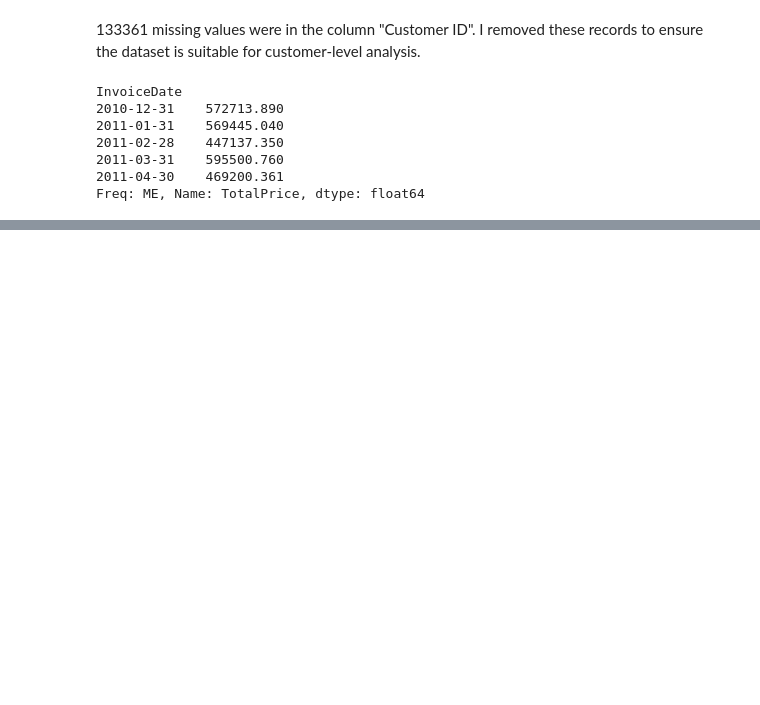
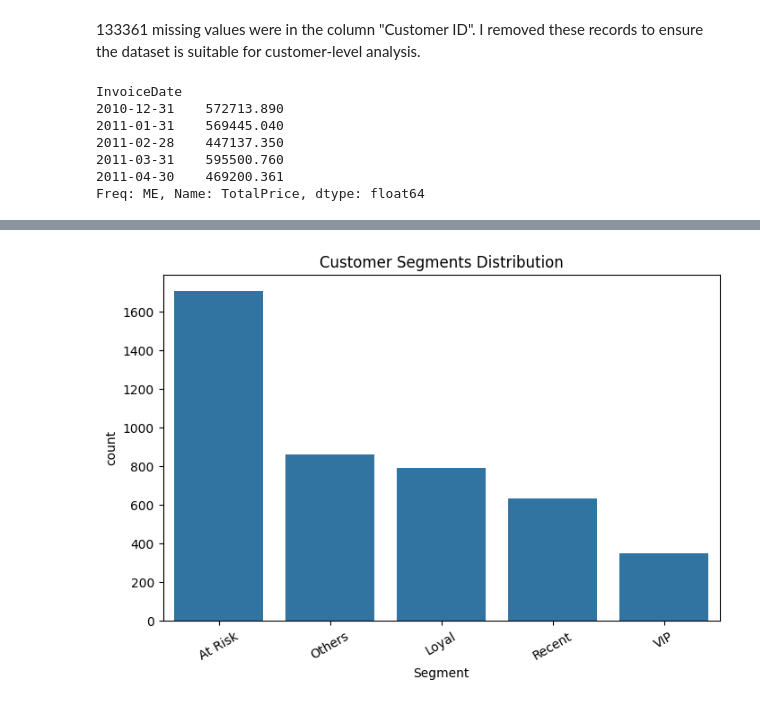
Before and after one commit to Yingblds/30Day-Reboot, a Jupyter notebook: ecommerce_sales_analysis/notebook/ecommerce_analysis_practice.ipynb, the cells around one changed output, grey strips where cells are left out. Cells and saved outputs as stored; diff of their text form; code cells hidden in the pictures; blank space fills up the shorter version.

```diff
--- a/ecommerce_sales_analysis/notebook/ecommerce_analysis_practice.ipynb
+++ b/ecommerce_sales_analysis/notebook/ecommerce_analysis_practice.ipynb
@@ -273,0 +410,8 @@ print("图表已保存为 monthly_sales.png")
+# %%
+# Frequency Scoring
+rfm["F_score"] = pd.qcut(rfm["Frequency"].rank(method="first"), 5, labels=[1,2,3,4,5]) #越大越好
+# %%
+# Monetary Scoring
+rfm["M_score"] = pd.qcut(rfm["Monetary"], 5, labels=[1,2,3,4,5]) #越大越好
+
+rfm.head()
@@ -273,0 +426,3 @@ print("图表已保存为 monthly_sales.png")
+# %%
+rfm["RFM_Score"] = rfm["R_score"].astype(str) + rfm["F_score"].astype(str) + rfm["M_score"].astype(str)
+rfm.head()
@@ -273,0 +437,17 @@ print("图表已保存为 monthly_sales.png")
+# %%
+# Customer Segmentation
+
+def segment(row):
+    if row["RFM_Score"] == "555":
+        return "VIP"
+    elif row["R_score"] >= 4 and row["F_score"] >= 4:
+        return "Loyal"
+    elif row["R_score"] >= 4:
+        return "Recent"
+    elif row["R_score"] <= 2:
+        return "At Risk"
+    else:
+        return "Others"
+rfm["Segment"] = rfm.apply(segment, axis=1)
+
+rfm["Segment"].value_counts() #统计每个分类中有多少个客户
@@ -273,0 +462,9 @@ print("图表已保存为 monthly_sales.png")
+# %%
+plt.figure(figsize=(8,5))
+sns.countplot(x="Segment", data=rfm, order=rfm["Segment"].value_counts().index) #order决定柱状图中分类的显示顺序，rfm["Segment"].value_counts()为统计每个分类中有多少个客户且由多到少排列顺序，.index取分类标签
+plt.title("Customer Segments Distribution")
+plt.xticks(rotation=30)
+
+plt.show()
+# %% [output]
+[figure, added]
```
Also changed, not shown: parts of 38 cells of this notebook.
